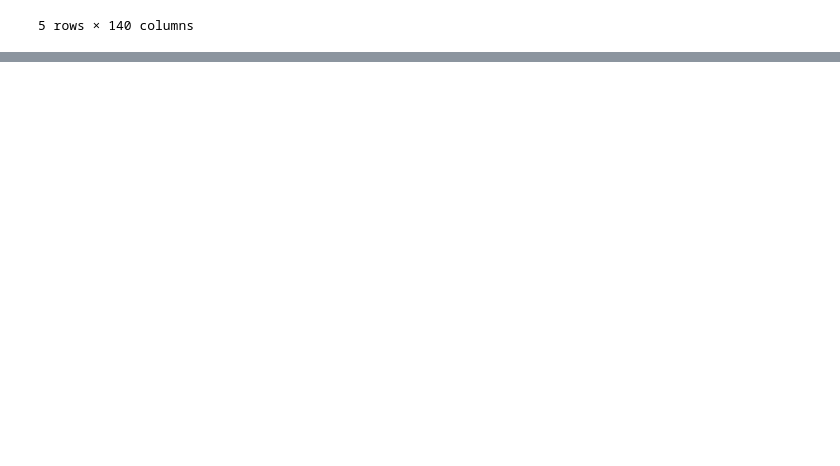
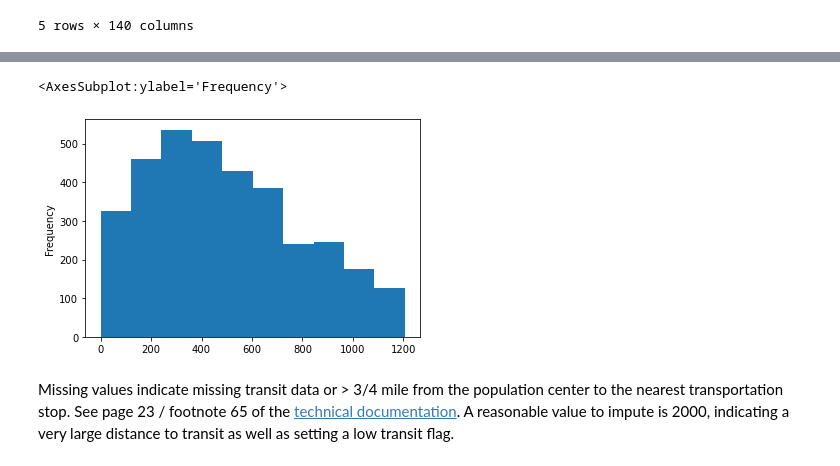
Before and after one commit to morganhof/teamwork_aq_n_walkability, a Jupyter notebook: 02_EDA_Steven.ipynb, the cells around one changed output, grey strips where cells are left out. Cells and saved outputs as stored; diff of their text form; code cells hidden in the pictures; blank space fills up the shorter version.

```diff
--- a/02_EDA_Steven.ipynb
+++ b/02_EDA_Steven.ipynb
@@ -85 +84,12 @@ True     4085
 Name: D4A, dtype: int64
+# %%
+df1.query('D4A >= 0')['D4A'].plot(kind = 'hist')
+# %% [output]
+<AxesSubplot:ylabel='Frequency'>
+[figure, added]
+# %% [markdown]
+Missing values indicate missing transit data or > 3/4 mile from the
+population center to the nearest transportation stop.
+See page 23 / footnote 65 of the [technical documentation](https://www.epa.gov/sites/default/files/2021-06/documents/epa_sld_3.0_technicaldocumentationuserguide_may2021.pdf).
+A reasonable value to impute is 2000, indicating a very large distance to
+transit as well as setting a low transit flag.
```
Also changed, not shown: parts of 76 cells of this notebook, 1 other file.
